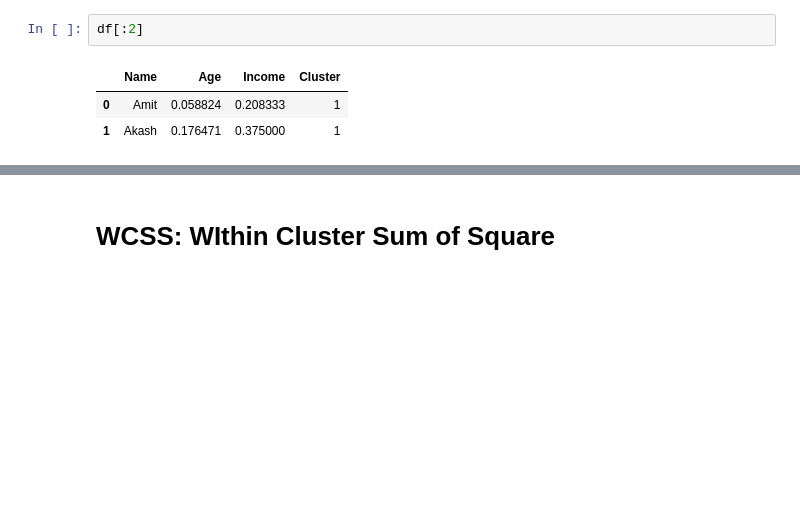
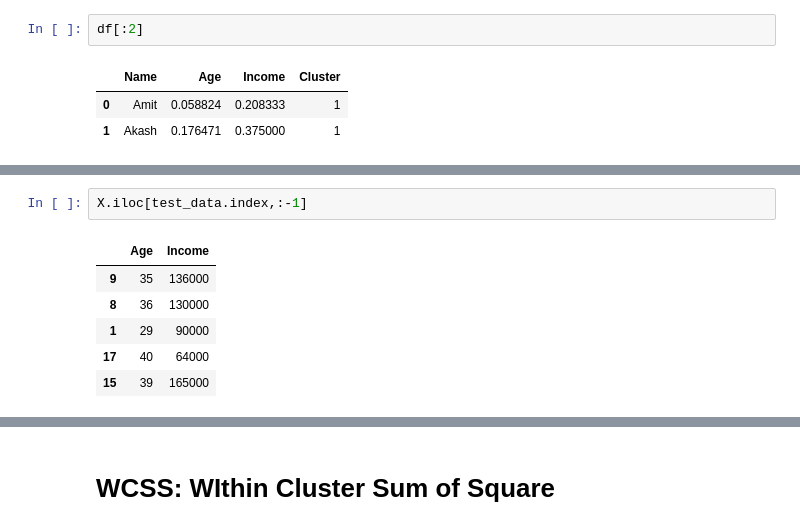
Before and after one commit to prasad2154/NewVision, a Jupyter notebook: Machine_learning/KMeans_Employee_info.ipynb, the cells around one changed output, grey strips where cells are left out. Cells and saved outputs as stored; diff of their text form; blank space fills up the shorter version.

```diff
--- a/Machine_learning/KMeans_Employee_info.ipynb
+++ b/Machine_learning/KMeans_Employee_info.ipynb
@@ -425,0 +464,9 @@ array([2, 0, 2, 1, 0], dtype=int32)
+# %%
+X.iloc[test_data.index,:-1]
+# %% [output]
+|  | Age | Income |
+| 9 | 35 | 136000 |
+| 8 | 36 | 130000 |
+| 1 | 29 | 90000 |
+| 17 | 40 | 64000 |
+| 15 | 39 | 165000 |
```
Also changed, not shown: parts of 54 cells of this notebook.
